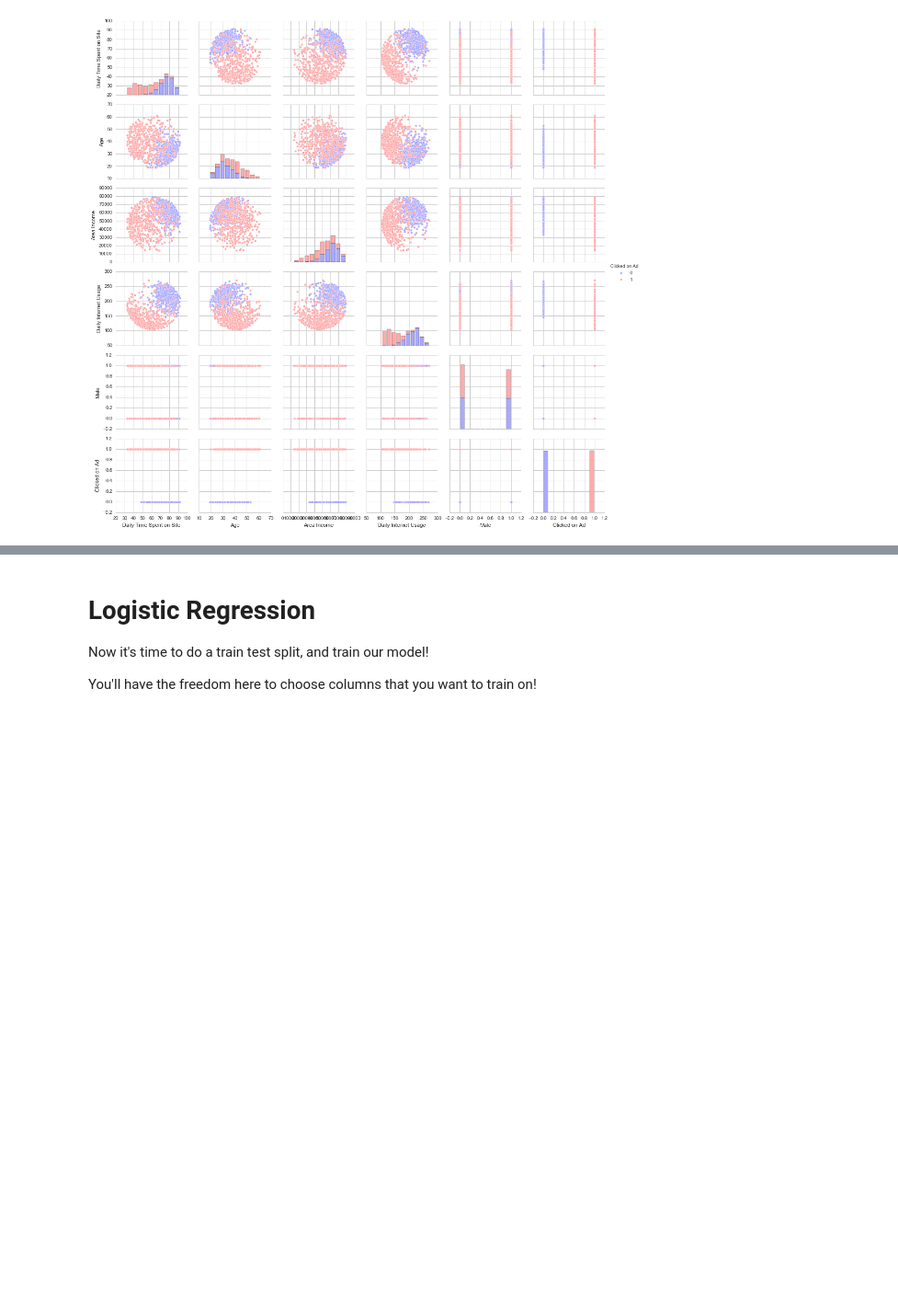
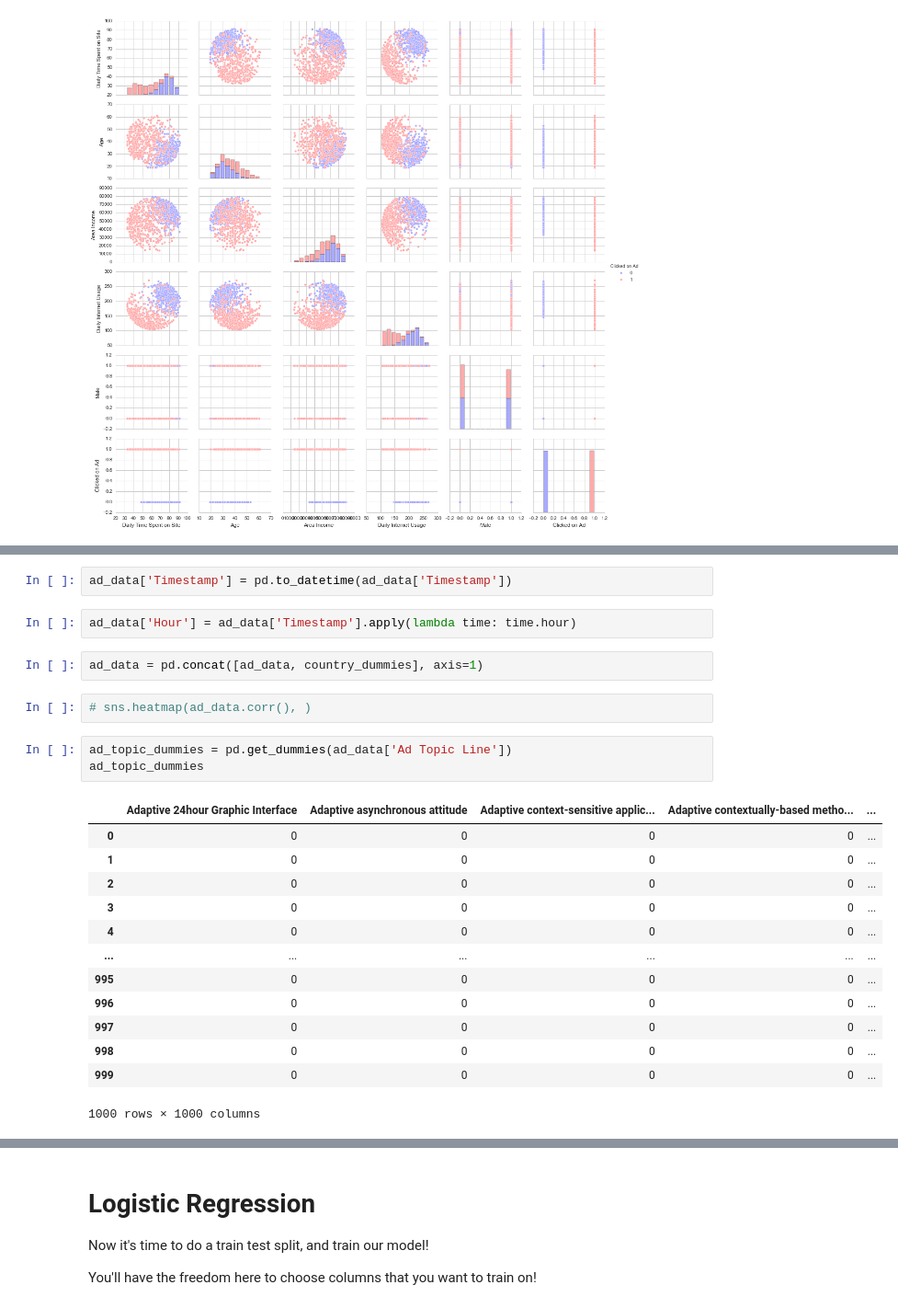
Before and after one commit to LuisReyes98/udemy-machine-learning, a Jupyter notebook: 13-Logistic-Regression/02-Logistic Regression Project.ipynb, the cells around one changed output, grey strips where cells are left out. Shown at 92% size. Saved outputs shown, nothing was run; the diff lists cells and outputs as text; blank space fills up the shorter version.

```diff
--- a/13-Logistic-Regression/02-Logistic Regression Project.ipynb
+++ b/13-Logistic-Regression/02-Logistic Regression Project.ipynb
@@ -148,0 +181,25 @@ sns.jointplot(
+# %%
+ad_data['Timestamp'] = pd.to_datetime(ad_data['Timestamp'])
+# %%
+ad_data['Hour'] = ad_data['Timestamp'].apply(lambda time: time.hour)
+# %%
+ad_data = pd.concat([ad_data, country_dummies], axis=1)
+# %%
+# sns.heatmap(ad_data.corr(), )
+# %%
+ad_topic_dummies = pd.get_dummies(ad_data['Ad Topic Line'])
+ad_topic_dummies
+# %% [output]
+|  | Adaptive 24hour Graphic Interface | Adaptive asynchronous attitude | Adaptive context-sensitive applic... | Adaptive contextually-based metho... | ... |
+| 0 | 0 | 0 | 0 | 0 | ... |
+| 1 | 0 | 0 | 0 | 0 | ... |
+| 2 | 0 | 0 | 0 | 0 | ... |
+| 3 | 0 | 0 | 0 | 0 | ... |
+| 4 | 0 | 0 | 0 | 0 | ... |
+| ... | ... | ... | ... | ... | ... |
+| 995 | 0 | 0 | 0 | 0 | ... |
+| 996 | 0 | 0 | 0 | 0 | ... |
+| 997 | 0 | 0 | 0 | 0 | ... |
+| 998 | 0 | 0 | 0 | 0 | ... |
+| 999 | 0 | 0 | 0 | 0 | ... |
+1000 rows × 1000 columns
```
Also changed, not shown: parts of 17 cells of this notebook.
